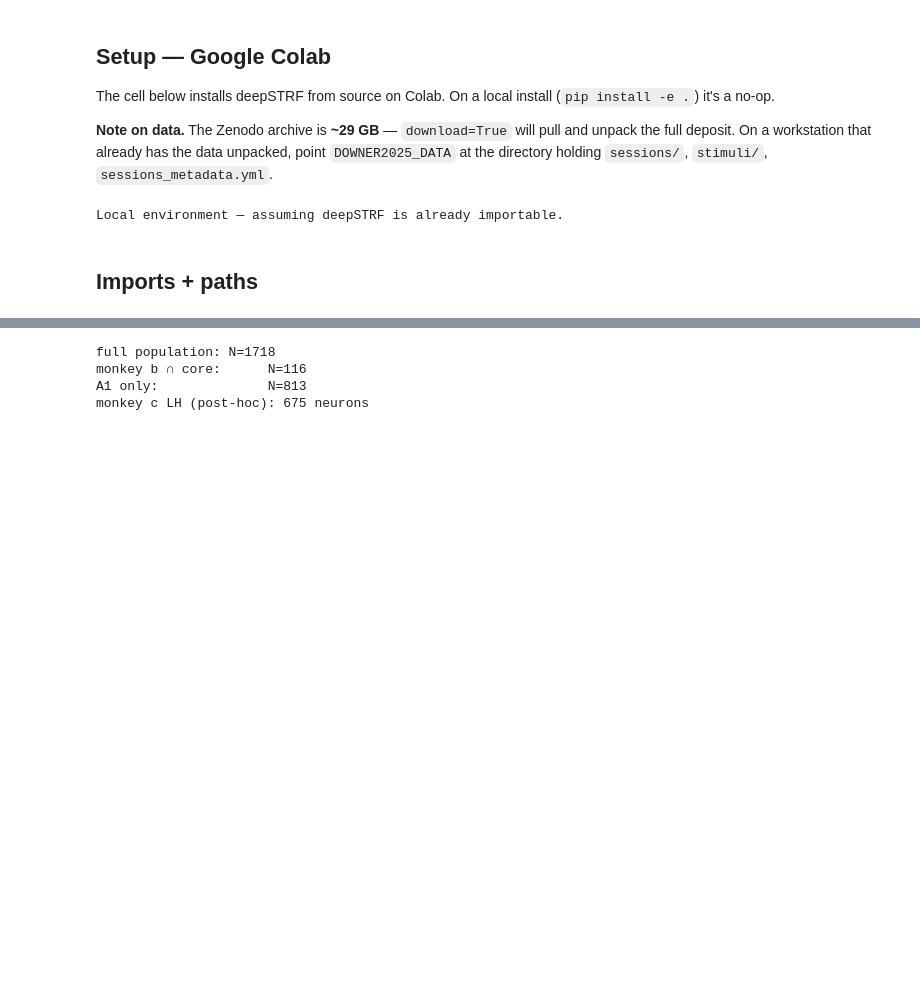
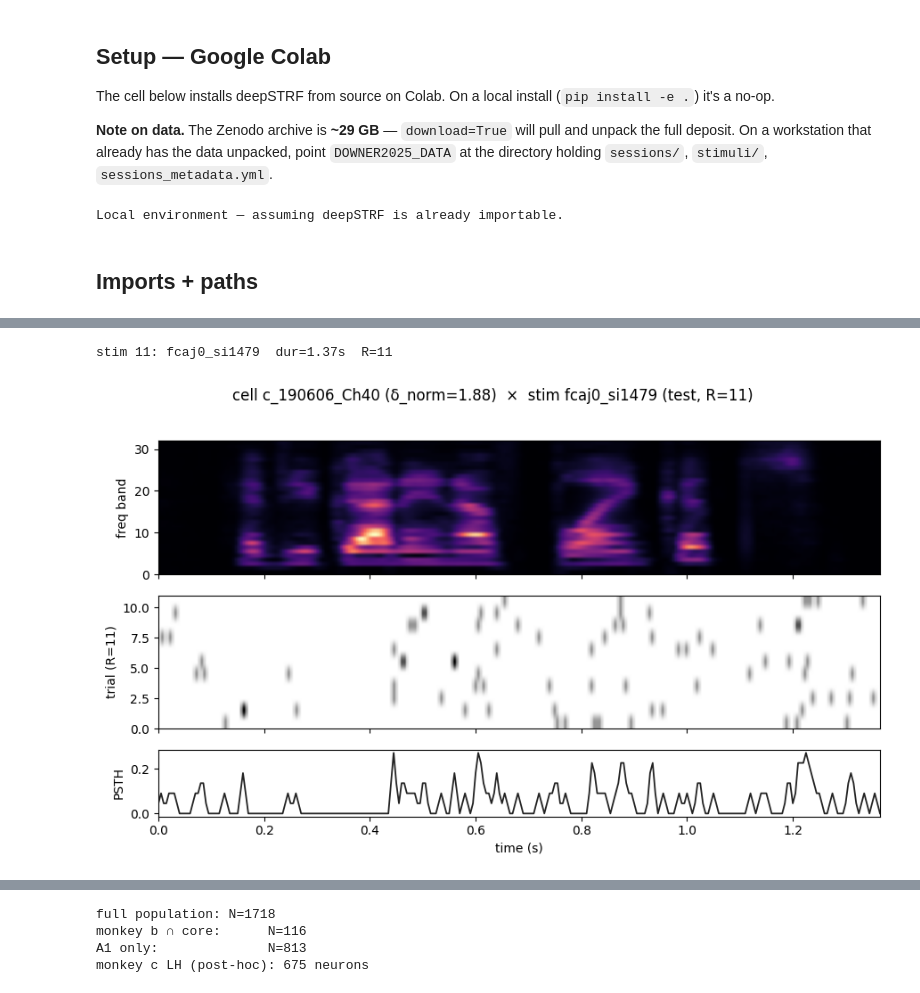
Before and after one commit to urancon/deepSTRF, a Jupyter notebook: examples/explore_downer2025.ipynb, the cells around one changed output, grey strips where cells are left out. Cells and saved outputs as stored; diff of their text form; code cells hidden in the pictures; blank space fills up the shorter version.

```diff
--- a/examples/explore_downer2025.ipynb
+++ b/examples/explore_downer2025.ipynb
@@ -52,7 +52,10 @@ from deepSTRF.datasets.audio import Downer2025Dataset
 from deepSTRF.utils import plot_stim_with_response
 
 DT_MS = 5
-SESSIONS = ["180413"]  # one session for a fast walk-through; drop to load all 41
+# One A1 session with the largest channel count (64) -- enough cells to
+# see clear population-level time-locking. Loading takes ~5 min; for a
+# faster smoke test pass a smaller session like "180413" (16 channels).
+SESSIONS = ["190606"]
 DATA = os.environ.get("DOWNER2025_DATA", None)  # None -> platformdirs cache + download=True
 
 # Whether to actually download. Flip to True on first run if you don't
@@ -136,0 +108,14 @@ picked stim 11: fcaj0_si1479  (split=test, R=11)
+# %%
+ds_timit.compute_paper_tuning(n_resamples=500, verbose=False)
+well_idx = [i for i, m in enumerate(ds_timit.nrn_meta)
+            if m.get("ahmed2025_timit_well_tuned", False)]
+print(f"well-tuned in this session: {len(well_idx)} / {ds_timit.N_neurons}")
+
+# Best-δ_norm cell -- the "most reliable" well-tuned MUA
+n_idx = max(well_idx, key=lambda i:
+            ds_timit.nrn_meta[i]["ahmed2025_timit_delta_normalized"])
+nm = ds_timit.nrn_meta[n_idx]
+print(f"\nbest well-tuned cell idx={n_idx}: {nm['cell_id']}  "
+      f"(area={nm['area']}, hem={nm['hemisphere']})")
+print(f"  δ_norm={nm['ahmed2025_timit_delta_normalized']:.2f}  "
+      f"p={nm['ahmed2025_timit_p_wilcoxon']:.1e}")
@@ -136,0 +135,18 @@ picked stim 11: fcaj0_si1479  (split=test, R=11)
+# %%
+# A test (R=11) stim
+s_idx = next(i for i, m in enumerate(ds_timit.stim_meta) if m["split"] == "test")
+sm = ds_timit.stim_meta[s_idx]
+R = ds_timit.responses[s_idx][n_idx].shape[0]
+print(f"stim {s_idx}: {sm['name']}  dur={sm['duration_s']:.2f}s  R={R}")
+
+fig, _ = plot_stim_with_response(
+    stim=ds_timit.stims[s_idx],
+    response=ds_timit.responses[s_idx][n_idx],
+    dt_ms=DT_MS,
+    title=(f"cell {nm['cell_id']} (δ_norm={nm['ahmed2025_timit_delta_normalized']:.2f})  "
+            f"×  stim {sm['name']} ({sm['split']}, R={R})"),
+)
+plt.show()
+# %% [output]
+stim 11: fcaj0_si1479  dur=1.37s  R=11
+[figure, added]
```
Also changed, not shown: parts of 17 cells of this notebook.
